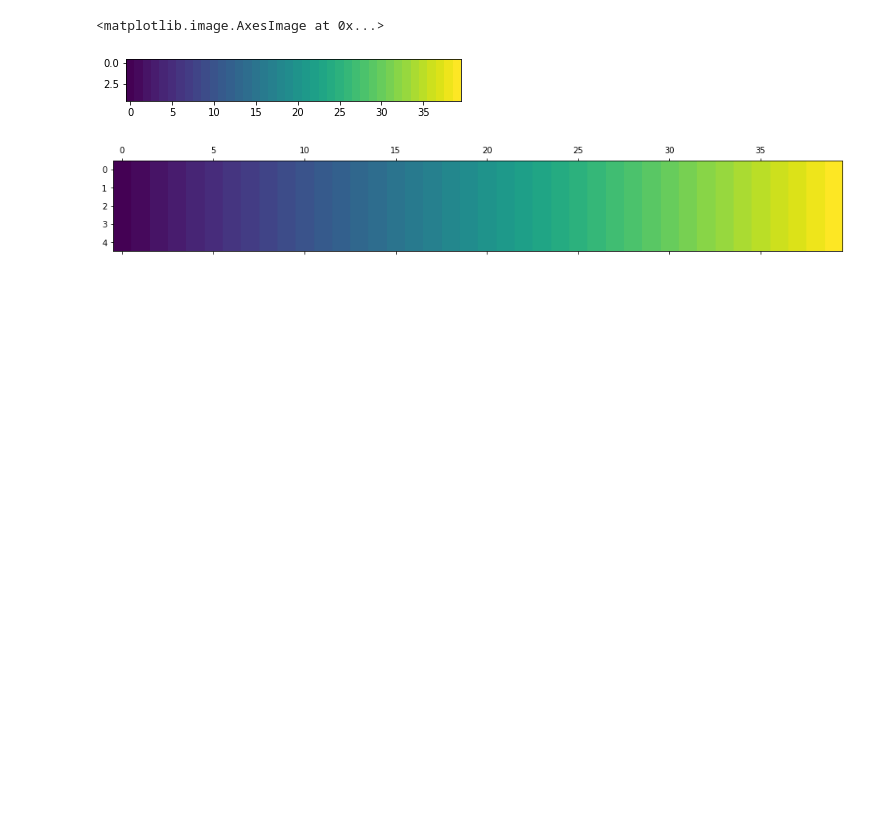
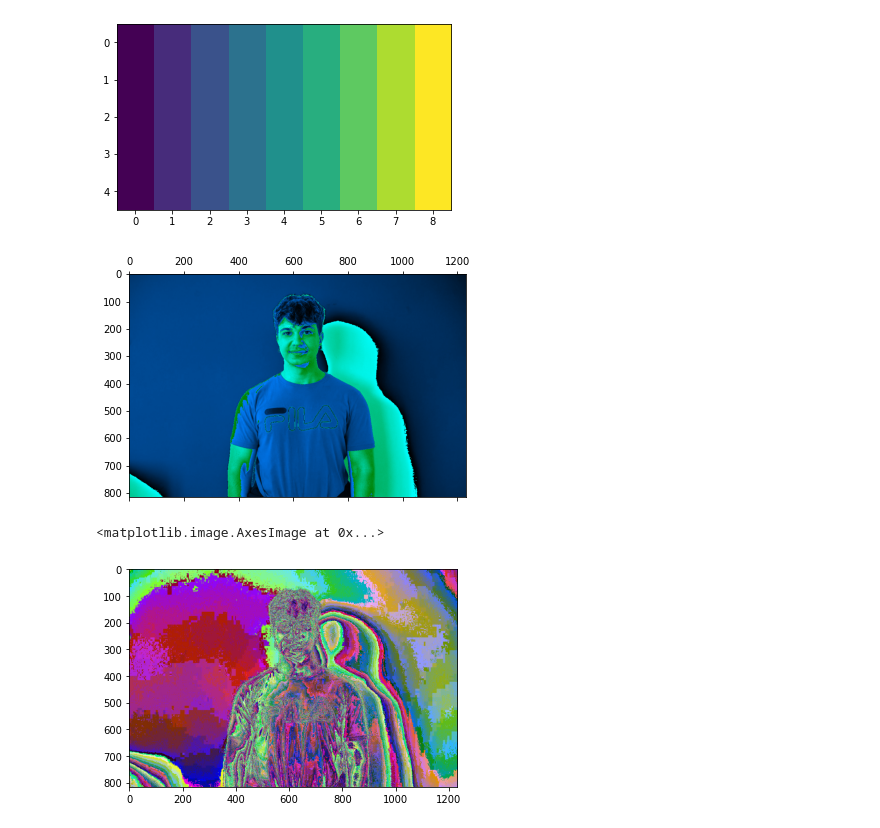
Before and after one commit to FranFrau/42Roma-DA-AB, a Jupyter notebook: week2/week2.ipynb, the cells around one changed output. Cells and saved outputs as stored; diff of their text form; code cells hidden in the pictures; blank space fills up the shorter version.

```diff
--- a/week2/week2.ipynb
+++ b/week2/week2.ipynb
@@ -2,6 +2,7 @@
 import numpy as np
 from numpy import random
 import matplotlib.pyplot as plt
+import matplotlib.image as mpimg
 
 def fill_arrays(array, start_nbr, final_nbr, range):
 	buffer = np.arange(start_nbr, final_nbr, range)
@@ -28,33 +29,51 @@ array_even = fill_arrays(array_even, 10, 52, 2)
 # 5
 id_matrix = np.identity(3)
 # 5
 random_value = random.randint(0, 1)
 # 7
 nine_matrix = np.array([0., 0.11111111, 0.22222222, 0.33333333, 0.44444444, 0.55555555,0.66666667, 0.77777778, 0.88888889, 1. ])
 # Part2
 # 1
 nb = random.randint(random.randint(100), size=(random.randint(10), random.randint(10)))
 matrix = np.matrix(nb)
 # 2
 array = np.arange(12)
 matrix = array.reshape(4, 3)
 # 3
 nb = int(input("Inserisci un numero\n"))
 array = np.append(np.arange(nb - 1)/(nb - 1), 1)
 # 4
 matrix = np.eye(10, 12)
 nbr = matrix[:4,8:]
 # 5
 def arr_n(n):
   return np.reshape(np.linspace(0,1,n), (1,n))
 
 nb = int(input("Inserisci un numero\n"))
 new_matrix = arr_n(nb)
 tupla = (new_matrix,)*5
 matrix = np.concatenate(tupla)
 plt.imshow(matrix)
 plt.matshow(matrix)
+# 6
+img = mpimg.imread("./picture/python.jpeg")
+plt.imshow(img)
+
+matrix = np.concatenate((arr_n(3), arr_n(3), arr_n(3)))
+
+def q6(img, matrix):
+	tmp = img.reshape(img.shape[0]*img.shape[1], 3)
+	ret = np.dot(tmp, matrix)
+	return ret.reshape(img.shape).astype(img.dtype)
+
+plt.imshow(q6(img, matrix))
+plt.show()
+
+arr = np.array([[10000,2,3],[0,0.2,9],[0,5,-200000]])
+# print(arr)
+plt.imshow(q6(img, arr))
 # %% [output]
-<matplotlib.image.AxesImage at 0x...>
-[figure, old version]
+[figure, new version]
-[figure, old version]
+[figure, new version]
+<matplotlib.image.AxesImage at 0x...>
+[figure, added]
```
Also changed, not shown: 2 other files.
